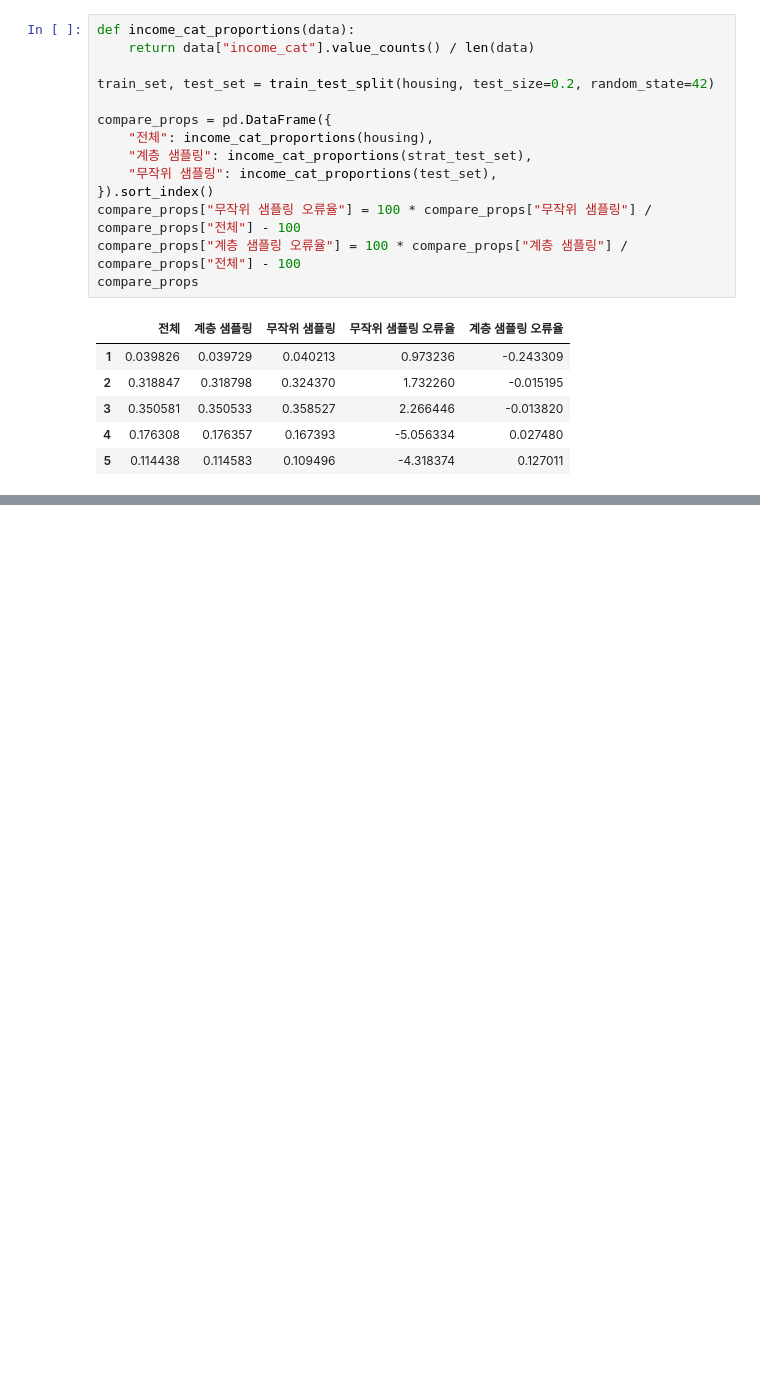
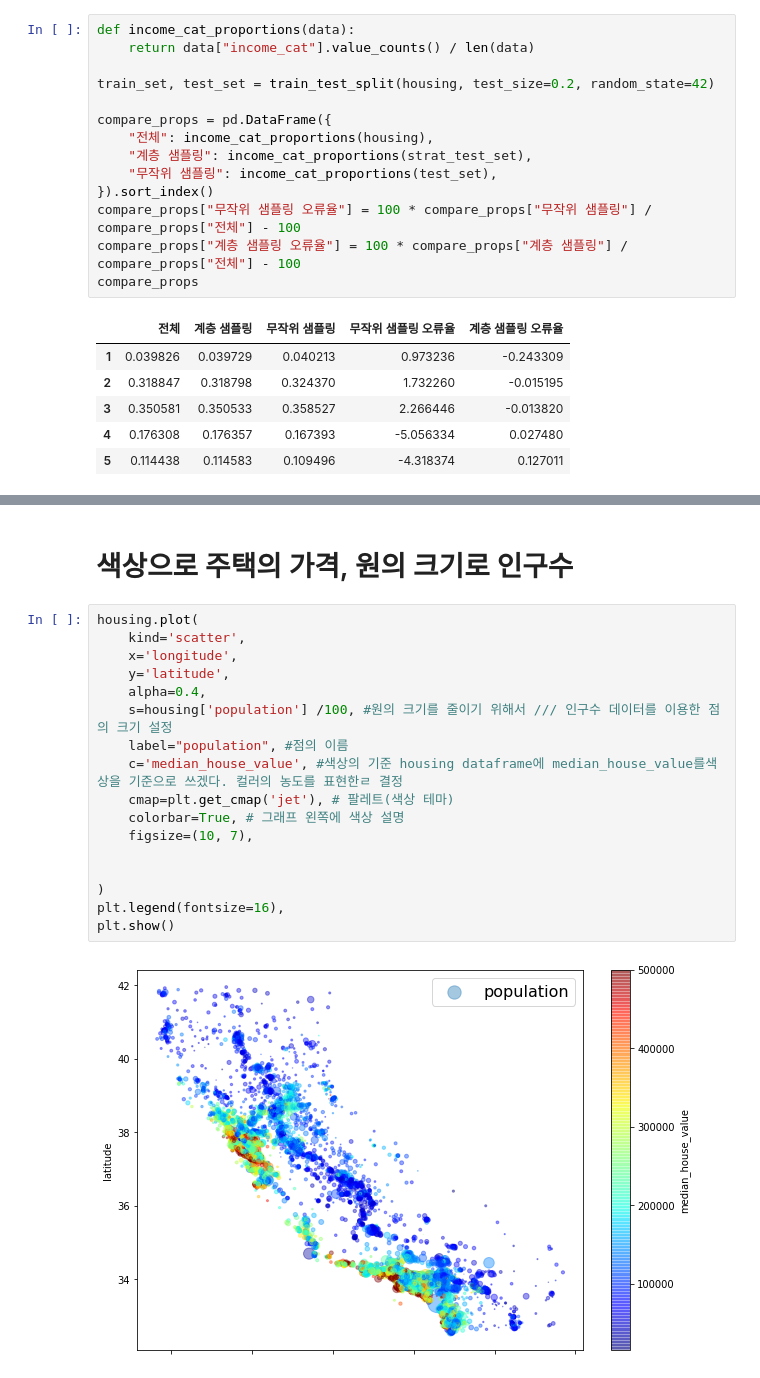
Before and after one commit to rhqtmfajfl/python-study, a Jupyter notebook: rhqtmfajfl/python-study/colab/0607_머신러닝을_위한_데이터_분석.ipynb, the cells around one changed output, grey strips where cells are left out. Saved outputs shown, nothing was run; the diff lists cells and outputs as text; blank space fills up the shorter version.

```diff
--- a/rhqtmfajfl/python-study/colab/0607_머신러닝을_위한_데이터_분석.ipynb
+++ b/rhqtmfajfl/python-study/colab/0607_머신러닝을_위한_데이터_분석.ipynb
@@ -403,0 +460,21 @@ compare_props
+# %% [markdown]
+# 색상으로 주택의 가격, 원의 크기로 인구수
+# %%
+housing.plot(
+    kind='scatter',
+    x='longitude',
+    y='latitude',
+    alpha=0.4,
+    s=housing['population'] /100, #원의 크기를 줄이기 위해서 /// 인구수 데이터를 이용한 점의 크기 설정
+    label="population", #점의 이름
+    c='median_house_value', #색상의 기준 housing dataframe에 median_house_value를색상을 기준으로 쓰겠다. 컬러의 농도를 표현한ㄹ 결정
+    cmap=plt.get_cmap('jet'), # 팔레트(색상 테마)
+    colorbar=True, # 그래프 왼쪽에 색상 설명
+    figsize=(10, 7),
+
+
+)
+plt.legend(fontsize=16),
+plt.show()
+# %% [output]
+[figure, added]
```
Also changed, not shown: parts of 74 cells of this notebook.
